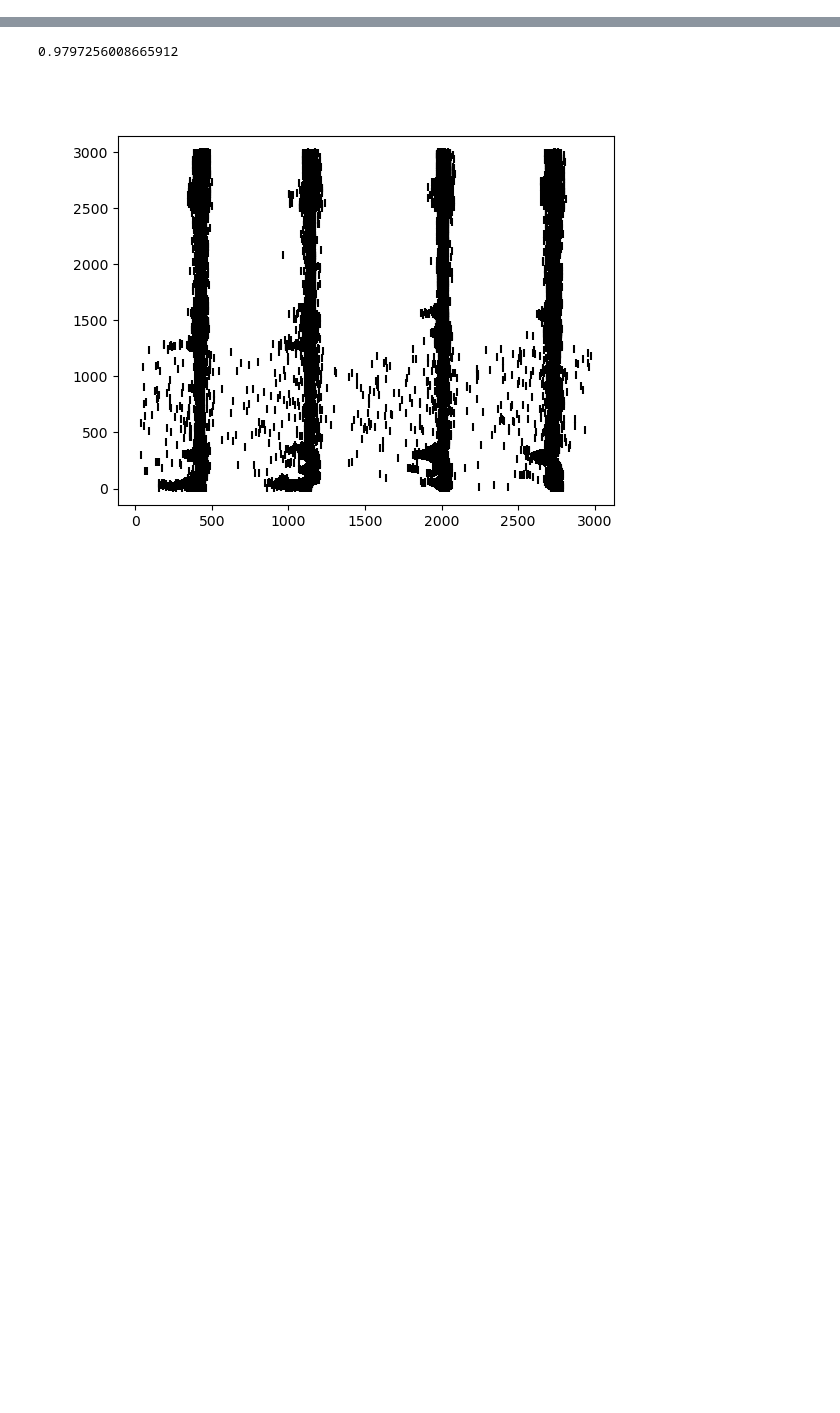
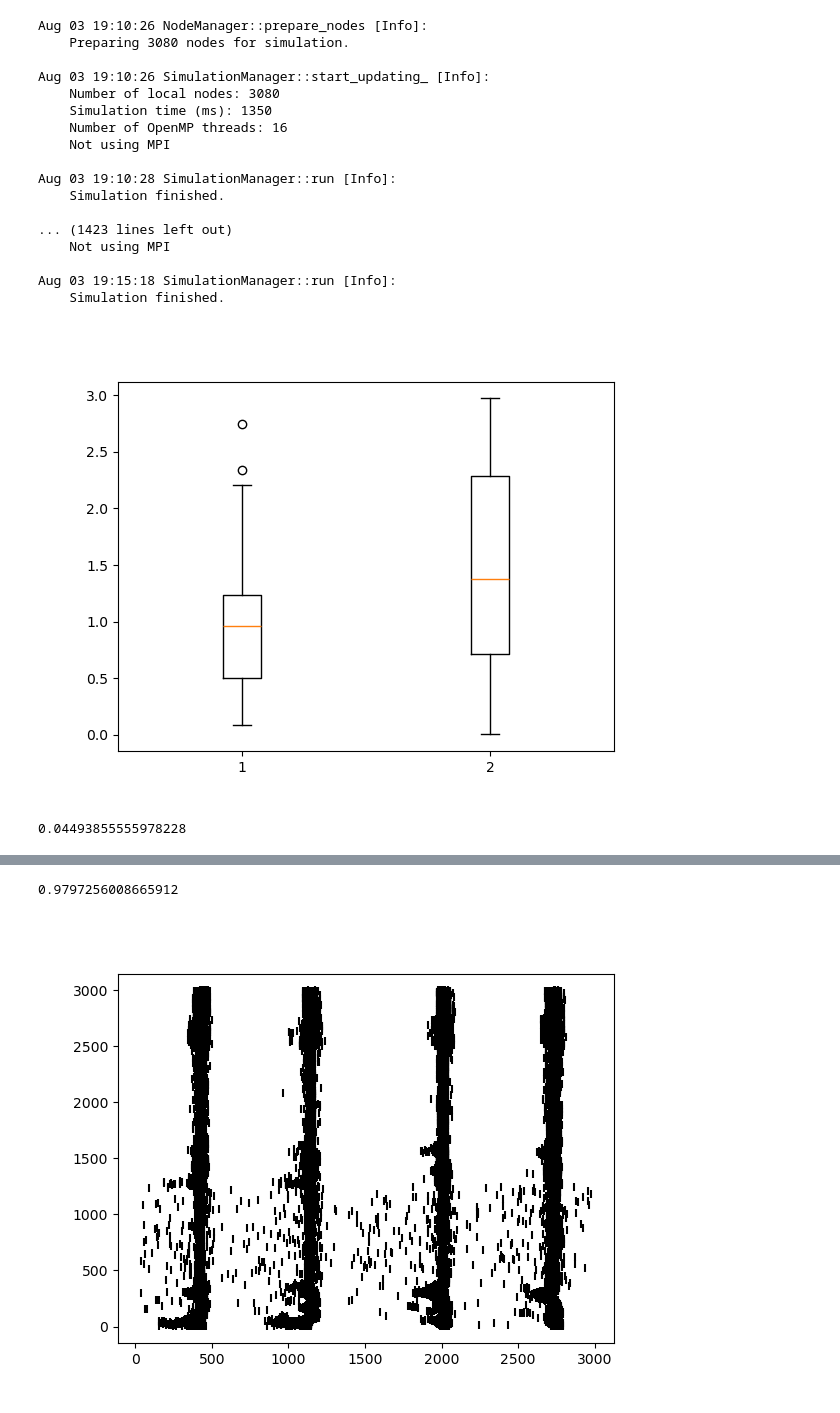
Before and after one commit to justidy1/IctalPlaceCell, a Jupyter notebook: query_replay.ipynb, the cells around one changed output, grey strips where cells are left out. Saved outputs shown, nothing was run; the diff lists cells and outputs as text; code cells hidden in the pictures; blank space fills up the shorter version.

```diff
--- a/query_replay.ipynb
+++ b/query_replay.ipynb
@@ -224,0 +298,43 @@ plt.show()
+# %%
+# for each cue location, we will run the simulation N_sim times and get the correlation between the population vectors
+wh = 0
+N_sim = 30
+cue1 = [20,40]
+cue2 = [90,110] # this is the ictal cue location
+
+corr_CA1_ctrl = np.zeros(N_sim)
+for i in range(N_sim):
+    corr_CA1_ctrl[i] = pop_vec_sepraration(wh,False,cue1,cue2,seed=i+1)
+
+corr_CA1_ictal = np.zeros(N_sim)
+for i in range(N_sim):
+    corr_CA1_ictal[i] = pop_vec_sepraration(wh,True,cue1,cue2,seed=i+1)
+
+plt.close('all')
+plt.figure()
+plt.boxplot([corr_CA1_ctrl,corr_CA1_ictal])
+plt.show()
+# %% [output]
+Aug 03 19:10:26 NodeManager::prepare_nodes [Info]:
+    Preparing 3080 nodes for simulation.
+
+Aug 03 19:10:26 SimulationManager::start_updating_ [Info]:
+    Number of local nodes: 3080
+    Simulation time (ms): 1350
+    Number of OpenMP threads: 16
+    Not using MPI
+
+Aug 03 19:10:28 SimulationManager::run [Info]:
+    Simulation finished.
+
+... (1423 lines left out)
+    Not using MPI
+
+Aug 03 19:15:18 SimulationManager::run [Info]:
+    Simulation finished.
+[figure, added]
+# %%
+_,p = ttest_ind(corr_CA1_ctrl,corr_CA1_ictal,equal_var=False)
+print(p)
+# %% [output]
+0.04493855555978228
```
Also changed, not shown: parts of 8 cells of this notebook.
